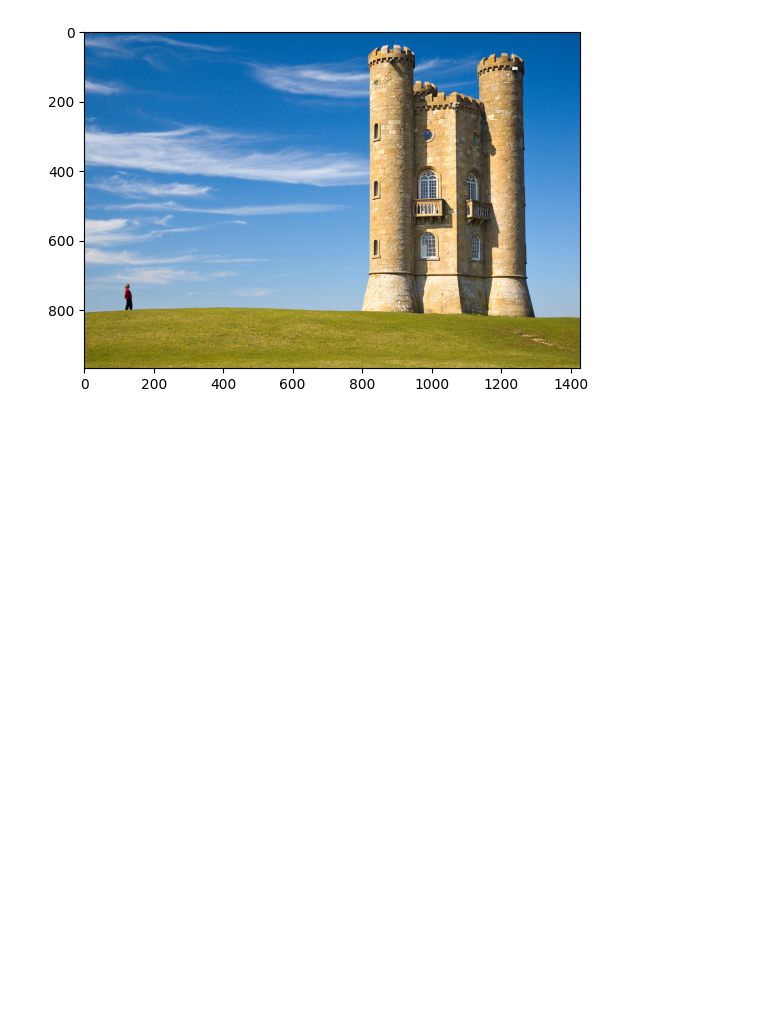
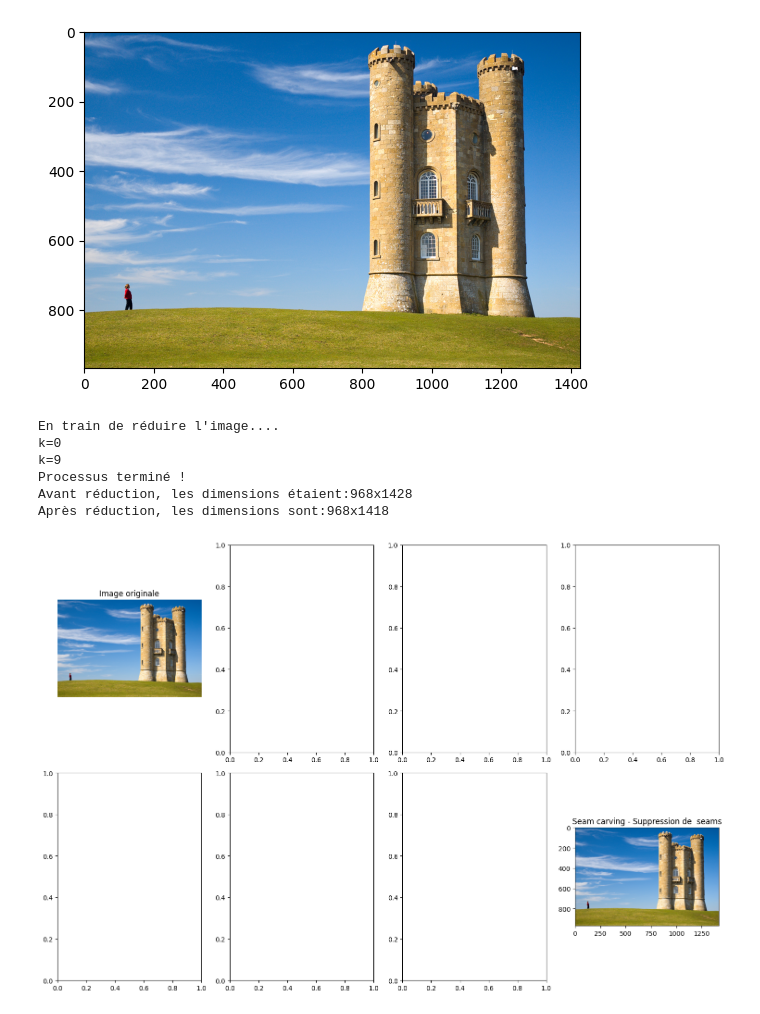
Before and after one commit to DeadlyTalha/seam-carving-project, a Jupyter notebook: seam_carving.ipynb, the cells around one changed output. Saved outputs shown, nothing was run; the diff lists cells and outputs as text; code cells hidden in the pictures; blank space fills up the shorter version.

Commit message:
Ajout de la fonction affichage_final

```diff
--- a/seam_carving.ipynb
+++ b/seam_carving.ipynb
@@ -232,12 +232,14 @@ plt.show()
 # %% [output]
 [figure]
 # %%
-def multiple_seam(image,k_global,seams_intermediaire = True): # si False alors la sauvegarde des seams intermediaire n'auras pas lieu
+def multiple_seam(image,k_global,seams_intermediaire = False): # si False alors la sauvegarde des seams intermediaire n'auras pas lieu
     img_courante = image.copy() #image courante
     imgs_intermediaires = [] # liste des images avec seams
     historique_seams = [] #un historique des jointures
 
+
     print(f"En train de réduire l'image....")
+
     #calcule de l'energie
     for k in range(k_global):
         energie = calcule_energie(img_courante) # on calcule l'énergie
@@ -248,8 +250,9 @@ def multiple_seam(image,k_global,seams_intermediaire = True): # si False alors l
             img_avec_seam = visualisation_seam(img_courante,seam,color=[255,0,0])
             imgs_intermediaires.append((k,img_avec_seam.copy()))  # on sauvegarde l'image avec seam dans la liste
 
+
         img_courante = supp_seam(img_courante,seam)
-        if k==0 or (k+1)%10 ==0 or k == k-1:
+        if k==0 or (k+1)%10 == 0 or k == k-1:
             print(f"k={k}") # voir la progression de k
 
     print("Processus terminé !")
@@ -262,3 +265,45 @@ plt.imshow(image2)
 # %% [output]
 <matplotlib.image.AxesImage at 0x...>
 [figure]
+# %%
+def affichage_final(image_original,resulat,intermediaire):
+    nbre_affiche = min(8,len(intermediaire))
+    fig , axes = plt.subplots(2,4,figsize=(15,10)) # grille de 2*8 cases(2D) pour les images
+
+    axes = axes.flatten() # mets les grilles en 1D ----> axes[0],axes[1]..
+
+    axes[0].imshow(image_original) # 1ere grille ---image originale
+    axes[0].set_title("Image originale")
+    axes[0].axis('off')
+    index_axe = 1
+    for i in range(len(intermediaire)):
+
+        if index_axe >= len(axes): # si on a index_axe >= nombre d'axes
+            break
+        if i >= nbre_affiche - 1: #si on a dépassé le nombre max à afficher
+            break
+        k,img = intermediaire[i]
+        axes[index_axe].imshow(img)
+        axes[index_axe].set_title(f"Image après {k+1} seams (k={k}) !")
+        index_axe +=1
+
+
+    axes[-1].imshow(resulat) # derniere --- image finale
+    axes[-1].set_title("Image finale")
+
+    plt.title(f"Seam carving - Suppression de  seams")
+    plt.tight_layout()
+    plt.show()
+# %%
+image_courante, images_intermediaires,historique_seams = multiple_seam(image2,10)
+# %% [output]
+En train de réduire l'image....
+k=0
+k=9
+Processus terminé !
+Avant réduction, les dimensions étaient:968x1428
+Après réduction, les dimensions sont:968x1418
+# %%
+affichage_final(image2,image_courante,images_intermediaires)
+# %% [output]
+[figure, added]
```
